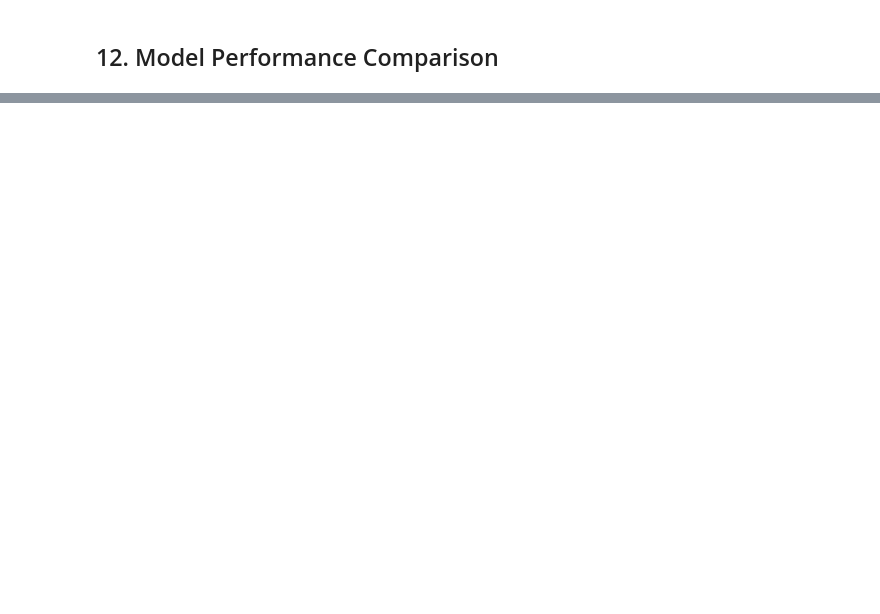
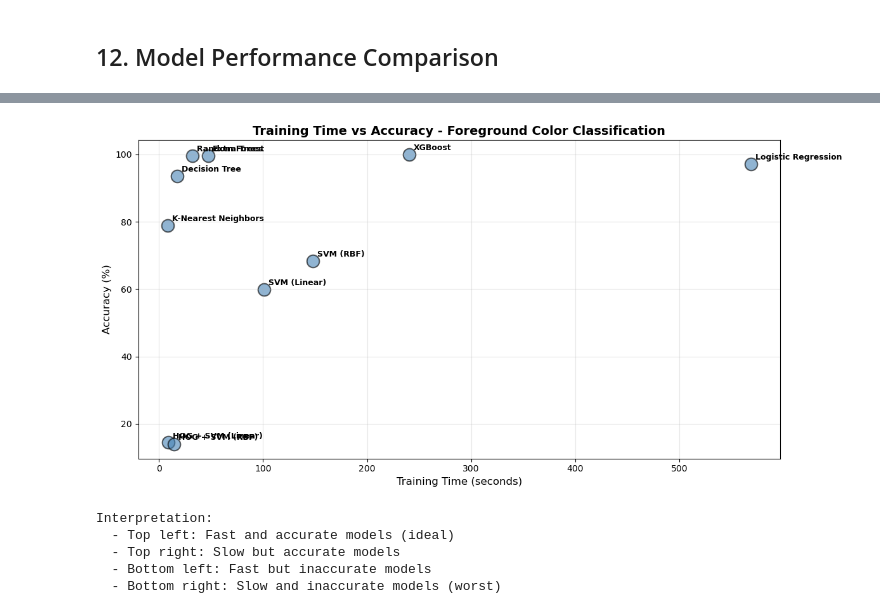
Before and after one commit to Cha-pagetti/ML_Project, a Jupyter notebook: colormnist_classification2.ipynb, the cells around one changed output, grey strips where cells are left out. Drawn from its saved outputs; the diff is of its cells as text; code cells hidden in the pictures; blank space fills up the shorter version.

Commit message:
Upload classification result

```diff
--- a/colormnist_classification2.ipynb
+++ b/colormnist_classification2.ipynb
@@ -405,7 +404,7 @@ Number of models: 10
 # %% [markdown]
 ## 8. Model Training and Evaluation
 # %%
-def train_and_evaluate(models, X_train, X_test, y_train, y_test, task_name='Classification'):
+def train_and_evaluate(models, X_train, X_test, X_train_hog, X_test_hog, y_train, y_test, task_name='Classification'):
     print(f"\n{'='*70}")
     print(f"{task_name}")
     print(f"{'='*70}\n")
@@ -472,6 +471,8 @@ digit_results = train_and_evaluate(
     models_dict,
     X_train,
     X_test,
+    X_train_hog,
+    X_test_hog,
     y_digit_train,
     y_digit_test,
     task_name='Digit Classification'
@@ -506,6 +507,8 @@ if y_fg_train is not None and y_fg_test is not None:
         get_models(),
         X_train,
         X_test,
+        X_train_hog,
+        X_test_hog,
         y_fg_train,
         y_fg_test,
         task_name='Foreground Color Classification'
@@ -648,0 +657,31 @@ print("  - Bottom right: Slow and inaccurate models (worst)")
+# %%
+plt.figure(figsize=(12, 6))
+
+plt.scatter(fg_results['Time (s)'], fg_results['Accuracy (%)'],
+           s=200, alpha=0.6, c='steelblue', edgecolors='black', linewidths=1.5)
+
+for i, row in fg_results.iterrows():
+    plt.annotate(row['Model'],
+                (row['Time (s)'], row['Accuracy (%)']),
+                xytext=(5, 5), textcoords='offset points',
+                fontsize=9, fontweight='bold')
+
+plt.xlabel('Training Time (seconds)', fontsize=12)
+plt.ylabel('Accuracy (%)', fontsize=12)
+plt.title('Training Time vs Accuracy - Foreground Color Classification', fontsize=14, fontweight='bold')
+plt.grid(True, alpha=0.3)
+plt.tight_layout()
+plt.show()
+
+print("\nInterpretation:")
+print("  - Top left: Fast and accurate models (ideal)")
+print("  - Top right: Slow but accurate models")
+print("  - Bottom left: Fast but inaccurate models")
+print("  - Bottom right: Slow and inaccurate models (worst)")
+# %% [output]
+[figure, added]
+Interpretation:
+  - Top left: Fast and accurate models (ideal)
+  - Top right: Slow but accurate models
+  - Bottom left: Fast but inaccurate models
+  - Bottom right: Slow and inaccurate models (worst)
```
Also changed, not shown: parts of 16 cells of this notebook.
